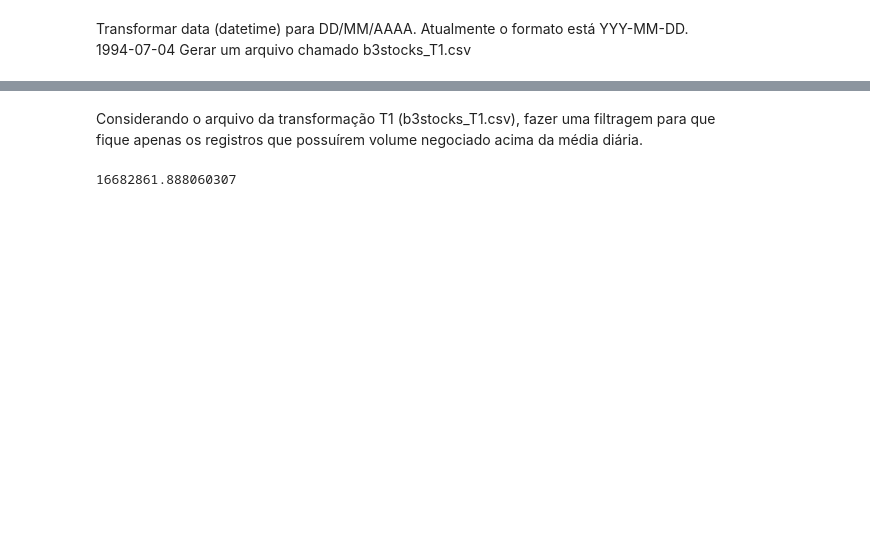
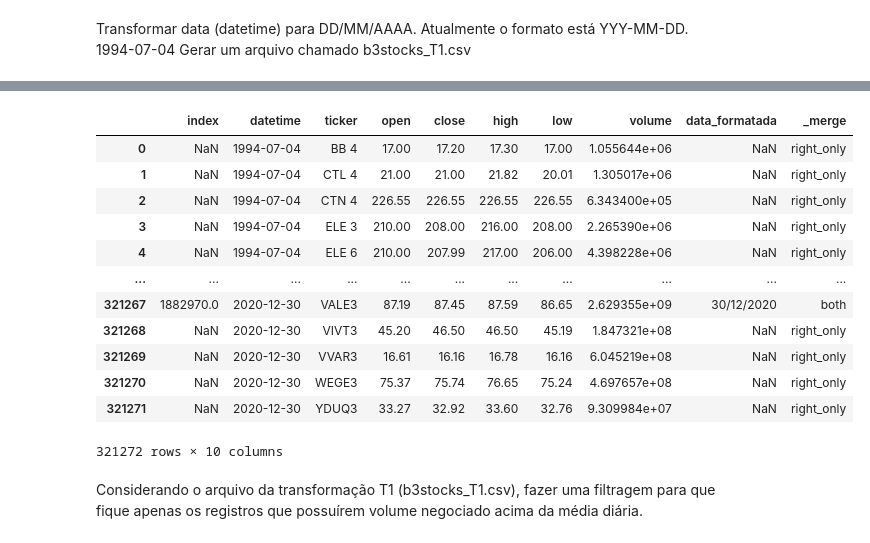
Before and after one commit to Lukas-Christopher13/Scripts-Para-Corre-o-dos-Projetos-de-Leda, a Jupyter notebook: Bolsa_de_valores.ipynb, the cells around one changed output, grey strips where cells are left out. Saved outputs shown, nothing was run; the diff lists cells and outputs as text; code cells hidden in the pictures; blank space fills up the shorter version.

```diff
--- a/Bolsa_de_valores.ipynb
+++ b/Bolsa_de_valores.ipynb
@@ -65,0 +14,4 @@ memory usage: 114.9+ MB
+# %%
+b3_stocks['datetime'] = pd.to_datetime(b3_stocks.datetime, format='%Y-%m-%d')
+b3_stocks['data_formatada'] = b3_stocks['datetime'].dt.strftime('%d/%m/%Y')
+datas_formatadas_aluno_t1 = b3stocks_T1['datetime']
@@ -113,6 +46,2 @@ df_merge = pd.merge(df_datas_formatadas_origem, datas_formatadas_aluno, how="inn
-# %%
-data_formatada = pd.to_datetime(b3_stocks["datetime"])
-b3_stocks["datetime"] = data_formatada.dt.strftime("%d/%m/%Y")
-
-maior_valor_por_dia = b3_stocks.groupby('datetime')['volume'].max()
-maior_valor_por_dia.to_csv("maior_valor_por_dia.csv", header=True)
+# %%
+b3_stocks.reset_index(inplace=True)
@@ -118,0 +66,9 @@ maior_valor_por_dia.to_csv("maior_valor_por_dia.csv", header=True)
+# %%
+# maior_valor_por_dia = b3_stocks.groupby(['datetime','ticker'])['volume'].max()
+maior_valor_por_dia = b3_stocks.loc[b3_stocks.groupby('datetime')['volume'].idxmax()]
+# maior_valor_por_dia.columns = ['datetime', 'ticker', 'volume']
+# maior_valor_por_dia.reset_index(inplace=True)
+# maior_valor_por_dia.to_csv("Bolsa_de_valores/transformacoes/maior_valor_por_dia.csv", header=True)
+b3stocks_filtro_T2_path = 'Bolsa_de_valores/transformacoes/b3stocks_F1.csv'
+b3stocks_filtro_T2 =  pd.read_csv(b3stocks_filtro_T2_path, header='infer')
+b3stocks_filtro_T2['datetime'] = pd.to_datetime(b3stocks_filtro_T2['datetime'], format='%d/%m/%Y')
@@ -119,10 +110,19 @@ maior_valor_por_dia.to_csv("maior_valor_por_dia.csv", header=True)
+# %%
+maior_valor_por_dia.merge( b3stocks_filtro_T2, indicator=True, how='outer')
+# pd.testing.assert_series_equal(maior_valor_por_dia[['datetime','volume']], b3stocks_filtro_T2[['datetime','volume']], check_names=False)
+# %% [output]
+|  | index | datetime | ticker | open | close | high | low | volume | data_formatada | _merge |
+| 0 | NaN | 1994-07-04 | BB 4 | 17.00 | 17.20 | 17.30 | 17.00 | 1.055644e+06 | NaN | right_only |
+| 1 | NaN | 1994-07-04 | CTL 4 | 21.00 | 21.00 | 21.82 | 20.01 | 1.305017e+06 | NaN | right_only |
+| 2 | NaN | 1994-07-04 | CTN 4 | 226.55 | 226.55 | 226.55 | 226.55 | 6.343400e+05 | NaN | right_only |
+| 3 | NaN | 1994-07-04 | ELE 3 | 210.00 | 208.00 | 216.00 | 208.00 | 2.265390e+06 | NaN | right_only |
+| 4 | NaN | 1994-07-04 | ELE 6 | 210.00 | 207.99 | 217.00 | 206.00 | 4.398228e+06 | NaN | right_only |
+| ... | ... | ... | ... | ... | ... | ... | ... | ... | ... | ... |
+| 321267 | 1882970.0 | 2020-12-30 | VALE3 | 87.19 | 87.45 | 87.59 | 86.65 | 2.629355e+09 | 30/12/2020 | both |
+| 321268 | NaN | 2020-12-30 | VIVT3 | 45.20 | 46.50 | 46.50 | 45.19 | 1.847321e+08 | NaN | right_only |
+| 321269 | NaN | 2020-12-30 | VVAR3 | 16.61 | 16.16 | 16.78 | 16.16 | 6.045219e+08 | NaN | right_only |
+| 321270 | NaN | 2020-12-30 | WEGE3 | 75.37 | 75.74 | 76.65 | 75.24 | 4.697657e+08 | NaN | right_only |
+| 321271 | NaN | 2020-12-30 | YDUQ3 | 33.27 | 32.92 | 33.60 | 32.76 | 9.309984e+07 | NaN | right_only |
+321272 rows × 10 columns
 # %% [markdown]
 Considerando o arquivo da transformação T1 (b3stocks_T1.csv), fazer uma filtragem para que fique apenas os registros que possuírem volume negociado acima da média diária.
-# %%
-media = b3_stocks["volume"].mean()
-print(media)
-
-valores_acima_da_media = b3_stocks.loc[b3_stocks["volume"] > media]
-valores_acima_da_media.to_csv("valores_acima_da_media.csv")
-# %% [output]
-16682861.888060307
```
Also changed, not shown: parts of 25 cells of this notebook, 3 other files.
